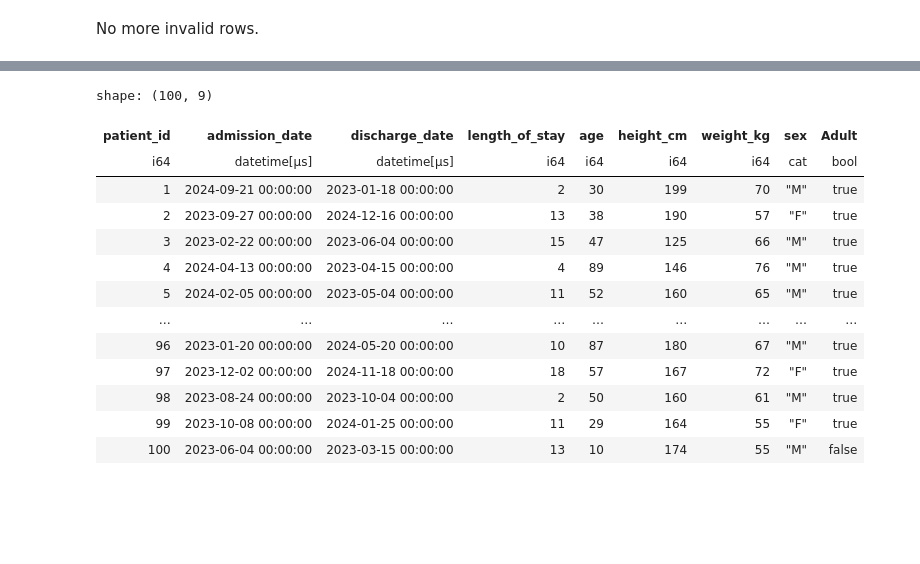
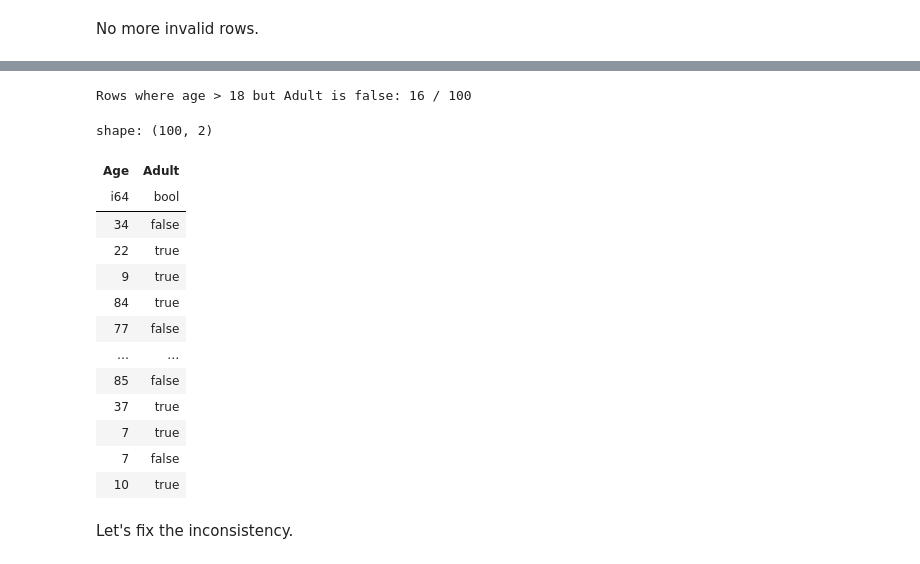
Before and after one commit to sodascience/metasyn, a Jupyter notebook: examples/3_additional_features.ipynb, the cells around one changed output, grey strips where cells are left out. Cells and saved outputs as stored; diff of their text form; code cells hidden in the pictures; blank space fills up the shorter version.

```diff
--- a/examples/3_additional_features.ipynb
+++ b/examples/3_additional_features.ipynb
@@ -141,30 +143,38 @@ The table below shows these in action, using the Titanic dataset.
-# %%
-from metasyn.distribution.base import LessThanCondition
-
-# Add derived boolean columns to Titanic
-df = df.with_columns(
-    (pl.col("age") > 18).alias("Adult"),
-)
-
-builder_cond = MetaFrameBuilder()
-builder_cond.add_dataframe(df, None)
-builder_cond["Adult"].distribution = ColumnReference("age") > 18
-
-
-synth_cond = builder_cond.fit().synthesize()
-synth_cond
-# %% [output]
-shape: (100, 9)
-| patient_id | admission_date | discharge_date | length_of_stay | age | height_cm | weight_kg | sex | Adult |
-| i64 | datetime[μs] | datetime[μs] | i64 | i64 | i64 | i64 | cat | bool |
-| 1 | 2024-09-21 00:00:00 | 2023-01-18 00:00:00 | 2 | 30 | 199 | 70 | "M" | true |
-| 2 | 2023-09-27 00:00:00 | 2024-12-16 00:00:00 | 13 | 38 | 190 | 57 | "F" | true |
-| 3 | 2023-02-22 00:00:00 | 2023-06-04 00:00:00 | 15 | 47 | 125 | 66 | "M" | true |
-| 4 | 2024-04-13 00:00:00 | 2023-04-15 00:00:00 | 4 | 89 | 146 | 76 | "M" | true |
-| 5 | 2024-02-05 00:00:00 | 2023-05-04 00:00:00 | 11 | 52 | 160 | 65 | "M" | true |
-| … | … | … | … | … | … | … | … | … |
-| 96 | 2023-01-20 00:00:00 | 2024-05-20 00:00:00 | 10 | 87 | 180 | 67 | "M" | true |
-| 97 | 2023-12-02 00:00:00 | 2024-11-18 00:00:00 | 18 | 57 | 167 | 72 | "F" | true |
-| 98 | 2023-08-24 00:00:00 | 2023-10-04 00:00:00 | 2 | 50 | 160 | 61 | "M" | true |
-| 99 | 2023-10-08 00:00:00 | 2024-01-25 00:00:00 | 11 | 29 | 164 | 55 | "F" | true |
-| 100 | 2023-06-04 00:00:00 | 2023-03-15 00:00:00 | 13 | 10 | 174 | 55 | "M" | false |
+# %%
+# Example without relations or constraints
+
+# Create example data with boolean "Adult" column
+df = df.with_columns(
+    (pl.col("Age") > 18).alias("Adult"),
+)
+
+builder = MetaFrameBuilder()
+builder.add_dataframe(df, None)
+
+synth = builder.fit().synthesize()
+
+n_mismatches = synth.filter(
+    (pl.col("Age") > 18) & ~pl.col("Adult")
+).height
+
+print(f"\nRows where age > 18 but Adult is false: {n_mismatches} / {len(synth)}")
+
+synth[["Age", "Adult"]]
+# %% [output]
+Rows where age > 18 but Adult is false: 16 / 100
+shape: (100, 2)
+| Age | Adult |
+| i64 | bool |
+| 34 | false |
+| 22 | true |
+| 9 | true |
+| 84 | true |
+| 77 | false |
+| … | … |
+| 85 | false |
+| 37 | true |
+| 7 | true |
+| 7 | false |
+| 10 | true |
+# %% [markdown]
+Let's fix the inconsistency.
```
Also changed, not shown: parts of 18 cells of this notebook.
